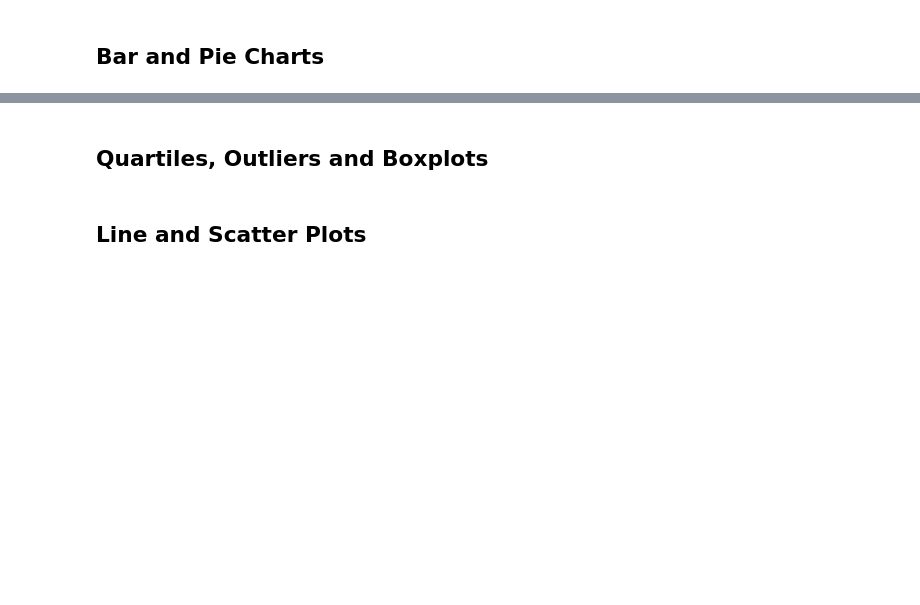
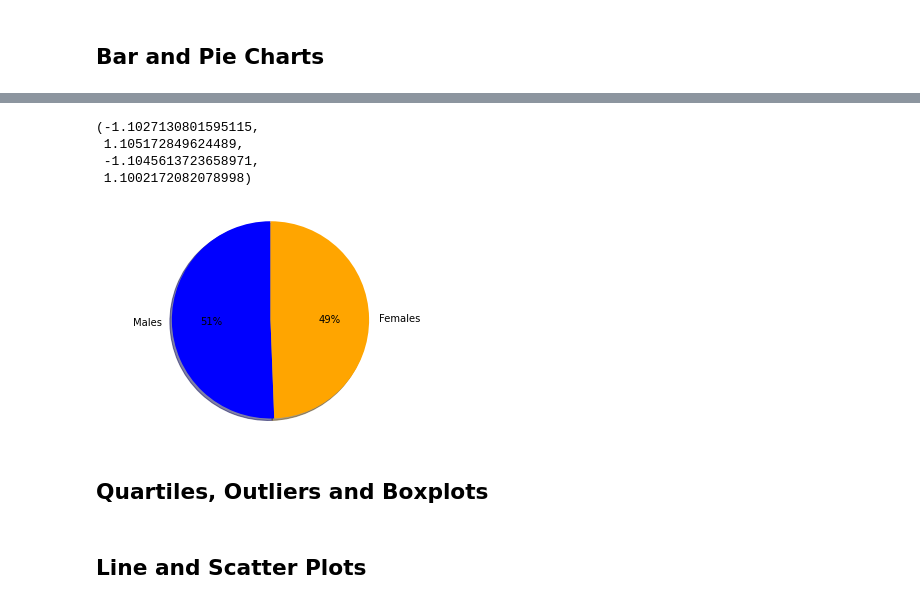
Before and after one commit to jgmoore10/matplotlib, a Jupyter notebook: Pymaceuticals/pymaceuticals_starter.ipynb, the cells around one changed output, grey strips where cells are left out. Drawn from its saved outputs; the diff is of its cells as text; code cells hidden in the pictures; blank space fills up the shorter version.

```diff
--- a/Pymaceuticals/pymaceuticals_starter.ipynb
+++ b/Pymaceuticals/pymaceuticals_starter.ipynb
@@ -137,5 +183,17 @@ number_drug_measurements_regimen.plot(kind="bar", figsize=(10,3))
 # %%
 # Generate a pie plot showing the distribution of female versus male mice using pyplot
+labels = ["Males", "Females"]
+count = mouse_df['Sex'].value_counts()
+colors = ['blue', 'orange']
+
+plt.pie(count, labels=labels, colors=colors, autopct="%1.f%%", shadow=True, startangle=90)
+plt.axis("equal")
+# %% [output]
+(-1.1027130801595115,
+ 1.105172849624489,
+ -1.1045613723658971,
+ 1.1002172082078998)
+[figure, added]
 # %% [markdown]
 ## Quartiles, Outliers and Boxplots
 # %%
```
Also changed, not shown: parts of 7 cells of this notebook, 1 other file.
